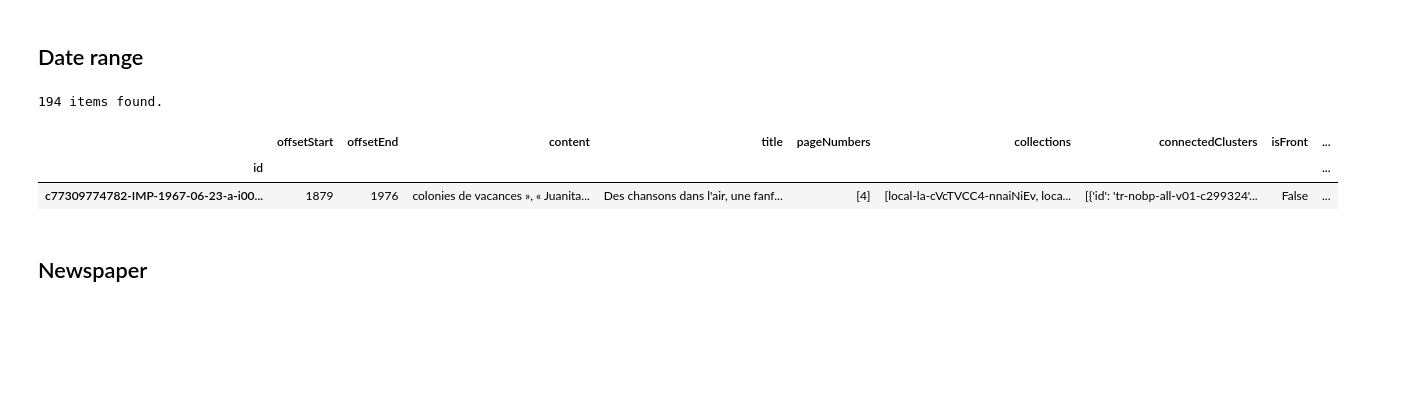
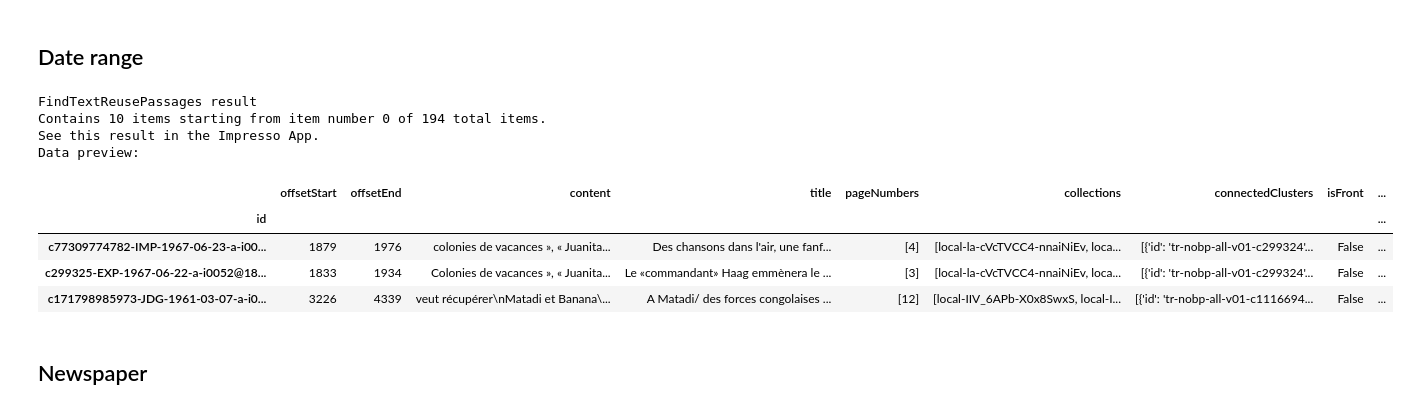
Before and after one commit to impresso/impresso-py, a Jupyter notebook: examples/notebooks/textReuse.ipynb, the cells around one changed output. Saved outputs shown, nothing was run; the diff lists cells and outputs as text; code cells hidden in the pictures; blank space fills up the shorter version.

```diff
--- a/examples/notebooks/textReuse.ipynb
+++ b/examples/notebooks/textReuse.ipynb
@@ -359,17 +413,20 @@ result.df.head(1)
 # %%
 from impresso import DateRange
 
-result = impresso.text_reuse.passages.find(
+impresso.text_reuse.passages.find(
     text="banana",
     date_range=DateRange("1921-05-21", "2001-01-02")
 )
-print(f"{result.total} items found.")
-result.df.head(1)
 # %% [output]
-194 items found.
+FindTextReusePassages result
+Contains 10 items starting from item number 0 of 194 total items.
+See this result in the Impresso App.
+Data preview:
 |  | offsetStart | offsetEnd | content | title | pageNumbers | collections | connectedClusters | isFront | ... |
 | id |  |  |  |  |  |  |  |  | ... |
 | c77309774782-IMP-1967-06-23-a-i00... | 1879 | 1976 | colonies de vacances », « Juanita... | Des chansons dans l'air, une fanf... | [4] | [local-la-cVcTVCC4-nnaiNiEv, loca... | [{'id': 'tr-nobp-all-v01-c299324'... | False | ... |
+| c299325-EXP-1967-06-22-a-i0052@18... | 1833 | 1934 | Colonies de vacances », « Juanita... | Le «commandant» Haag emmènera le ... | [3] | [local-la-cVcTVCC4-nnaiNiEv, loca... | [{'id': 'tr-nobp-all-v01-c299324'... | False | ... |
+| c171798985973-JDG-1961-03-07-a-i0... | 3226 | 4339 | veut récupérer\nMatadi et Banana\... | A Matadi/ des forces congolaises ... | [12] | [local-IIV_6APb-X0x8SwxS, local-I... | [{'id': 'tr-nobp-all-v01-c1116694... | False | ... |
 # %% [markdown]
 ## Newspaper
 # %%
```
Also changed, not shown: parts of 73 cells of this notebook, 9 other files.
